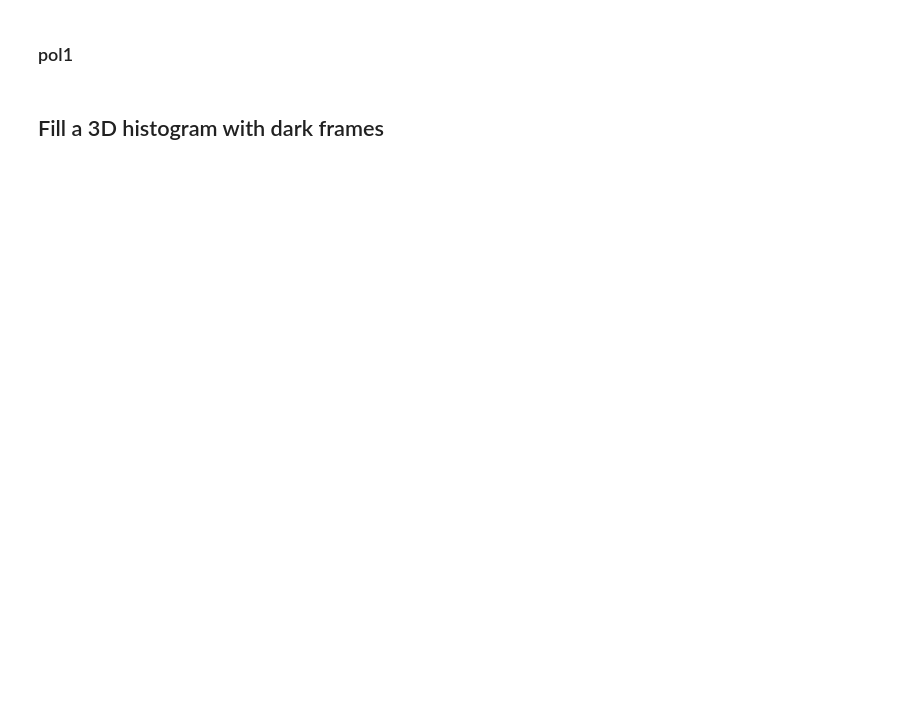
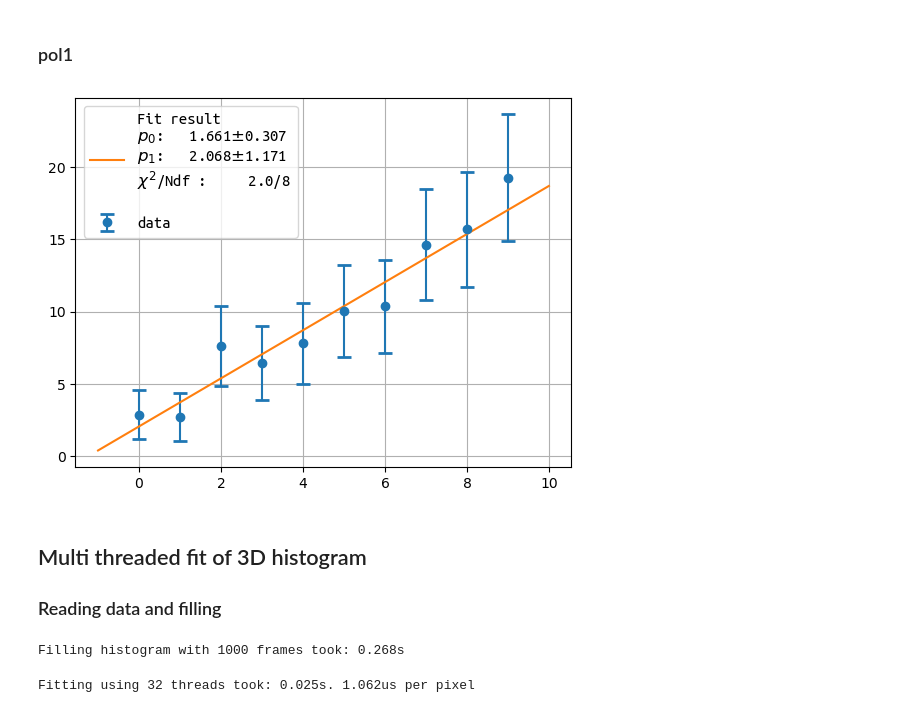
Before and after one commit to slsdetectorgroup/aare-notebooks, a Jupyter notebook: 14-Fit.ipynb, the cells around one changed output. Saved outputs shown, nothing was run; the diff lists cells and outputs as text; code cells hidden in the pictures; blank space fills up the shorter version.

```diff
--- a/14-Fit.ipynb
+++ b/14-Fit.ipynb
@@ -91,31 +103,41 @@ ax.grid();
 # %%
 #Generate some data
 x = np.arange(10, dtype = np.float64)
 y = 2.3+1.7*x
-
-par = fit_pol1(x,y)
+y = np.random.normal(y)
+y_err = np.sqrt(y)
+res = fit_pol1(x,y,y_err)
+par = res['par']
+chi2 = res['chi2']
+Ndf = res['Ndf']
+err = res['par_err']
 xx = np.linspace(-1,10, 100)
 yy = pol1(xx, par)
 
 #plotting the fit
 fig, ax = plt.subplots()
-ax.plot(x,y, 'o', label = 'data')
+ax.errorbar(x,y,label = 'data', yerr = y_err, fmt = 'o', capsize = 5, capthick = 2
+           )
 label = fr"""Fit result
-$p_0$: {par[0]:.3f}
-$p_1$: {par[1]:.3f}
+$p_0$: {par[0]:7.3f}$\pm${err[0]:.3f}
+$p_1$: {par[1]:7.3f}$\pm${err[1]:.3f}
+$\chi^2$/Ndf :{chi2:8.1f}/{Ndf}
 """
 ax.plot(xx,yy, label = label)
-ax.legend()
+ax.legend(prop = font)
 ax.grid();
+# %% [output]
+[figure, added]
 # %% [markdown]
-## Fill a 3D histogram with dark frames
+## Multi threaded fit of 3D histogram
+
+### Reading data and filling
 # %%
-
 base = Path('/mnt/sls_det_storage/moench_data/Julian/MOENCH05/20250113_xrays_scan_energy/raw_files/')
 cluster_file = Path('/home/l_msdetect/erik/tmp/Cu.clust')
 pedestal_file = base/'moench05_noise_Cu_10_us_master_0.json'
 data_file = base/'moench05_xray_Cu_10_us_master_0.json'
-
+n_frames = 1000
 offset = -0.5
 hist3d = bh.Histogram(
     bh.axis.Regular(160, 0+offset, 160+offset),  #x
@@ -132,20 +154,28 @@ for row in range(160):
     for col in range(150):
         rows[row*150+col] = row
         cols[row*150+col] = col
-
+t0 = time.perf_counter()
 #Read data and fill histogram
 with CtbRawFile(pedestal_file, transform=moench05) as f:
-    for i in range(1000):
+    for i in range(n_frames):
         frame_number, frame = f.read_frame()
         hist3d.fill(rows, cols, frame.flat)
 
 data = hist3d.view()
 x = hist3d.axes[2].centers
+print(f'Filling histogram with {n_frames} frames took: {time.perf_counter()-t0:.3f}s')
+# %% [output]
+Filling histogram with 1000 frames took: 0.268s
 # %%
 #by passing in a 3d array [row, col, values] we can fit all pixels in one go
+n_threads = 32
+n_pixels = data.shape[0]*data.shape[1]
 t0 = time.perf_counter()
-res = fit_gaus(x, data, n_threads = 8)
-print(f'Fitting took: {time.perf_counter()-t0:.3f}s')
+res = fit_gaus(x, data, n_threads = n_threads)
+t_elapsed = time.perf_counter()-t0
+print(f'Fitting using {n_threads} threads took: {t_elapsed:.3f}s. {t_elapsed/n_pixels*1e6:.3f}us per pixel')
+# %% [output]
+Fitting using 32 threads took: 0.025s. 1.062us per pixel
 # %%
 #Plot some "random" pixels
 colors = sns.color_palette()
```
Also changed, not shown: parts of 11 cells of this notebook.
